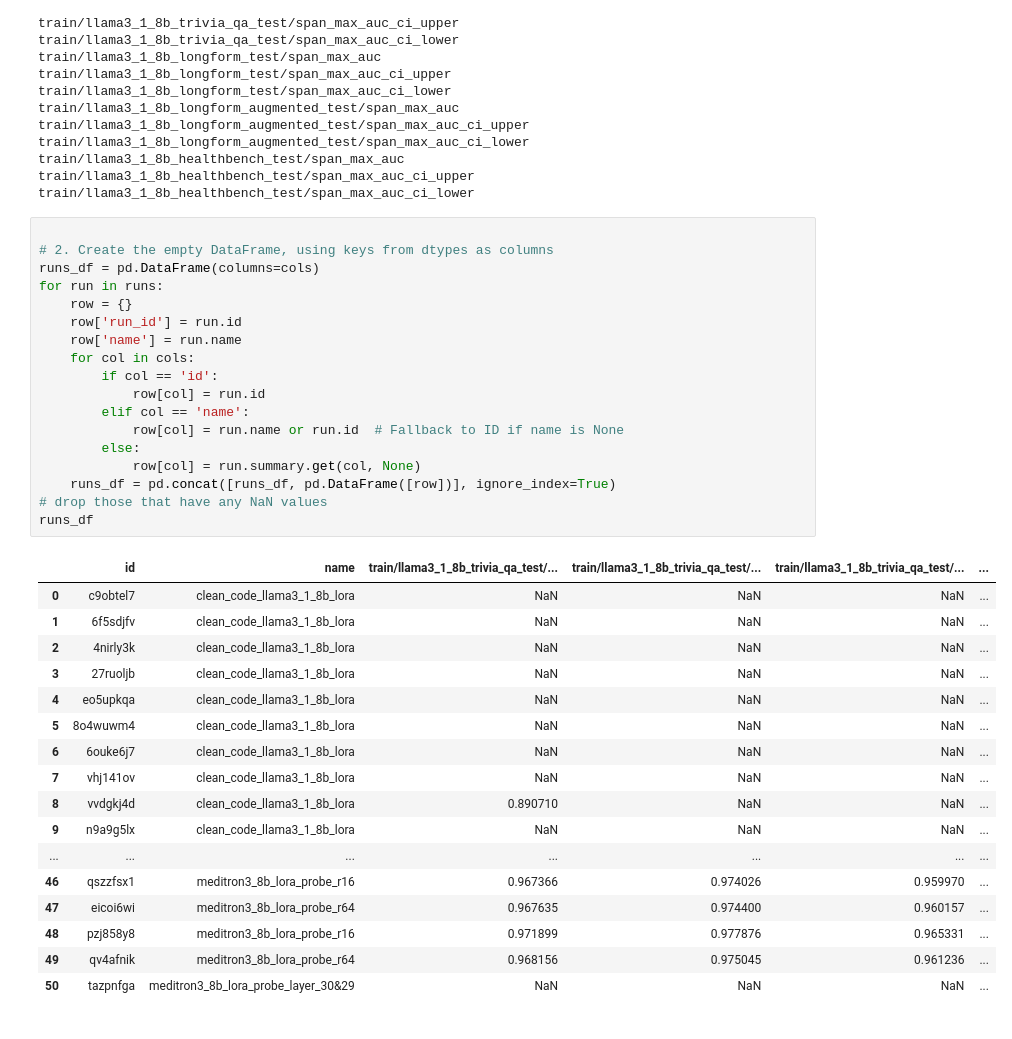
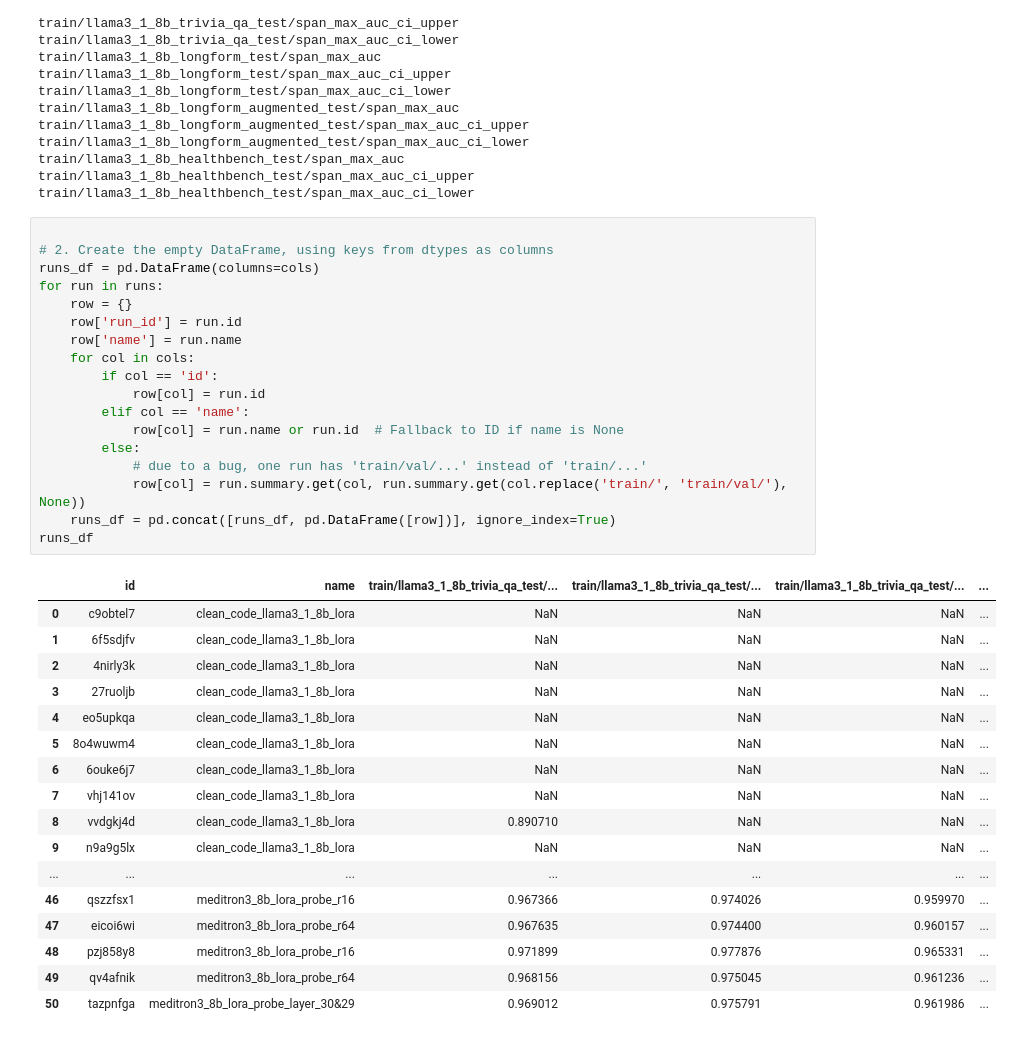
Before and after one commit to MikiVanousek/hallucination_probes, a Jupyter notebook: results_viz.ipynb, the cells around one changed output. Drawn from its saved outputs; the diff is of its cells as text.

```diff
--- a/results_viz.ipynb
+++ b/results_viz.ipynb
@@ -50,36 +50,36 @@ train/llama3_1_8b_healthbench_test/span_max_auc_ci_lower
 runs_df = pd.DataFrame(columns=cols)
 for run in runs:
     row = {}
     row['run_id'] = run.id
     row['name'] = run.name
     for col in cols:
         if col == 'id':
             row[col] = run.id
         elif col == 'name':
             row[col] = run.name or run.id  # Fallback to ID if name is None
         else:
-            row[col] = run.summary.get(col, None)
+            # due to a bug, one run has 'train/val/...' instead of 'train/...'
+            row[col] = run.summary.get(col, run.summary.get(col.replace('train/', 'train/val/'), None))
     runs_df = pd.concat([runs_df, pd.DataFrame([row])], ignore_index=True)
-# drop those that have any NaN values
 runs_df
 # %% [output]
 |  | id | name | train/llama3_1_8b_trivia_qa_test/... | train/llama3_1_8b_trivia_qa_test/... | train/llama3_1_8b_trivia_qa_test/... | ... |
 | 0 | c9obtel7 | clean_code_llama3_1_8b_lora | NaN | NaN | NaN | ... |
 | 1 | 6f5sdjfv | clean_code_llama3_1_8b_lora | NaN | NaN | NaN | ... |
 | 2 | 4nirly3k | clean_code_llama3_1_8b_lora | NaN | NaN | NaN | ... |
 | 3 | 27ruoljb | clean_code_llama3_1_8b_lora | NaN | NaN | NaN | ... |
 | 4 | eo5upkqa | clean_code_llama3_1_8b_lora | NaN | NaN | NaN | ... |
 | 5 | 8o4wuwm4 | clean_code_llama3_1_8b_lora | NaN | NaN | NaN | ... |
 | 6 | 6ouke6j7 | clean_code_llama3_1_8b_lora | NaN | NaN | NaN | ... |
 | 7 | vhj141ov | clean_code_llama3_1_8b_lora | NaN | NaN | NaN | ... |
 | 8 | vvdgkj4d | clean_code_llama3_1_8b_lora | 0.890710 | NaN | NaN | ... |
 | 9 | n9a9g5lx | clean_code_llama3_1_8b_lora | NaN | NaN | NaN | ... |
 | ... | ... | ... | ... | ... | ... | ... |
 | 46 | qszzfsx1 | meditron3_8b_lora_probe_r16 | 0.967366 | 0.974026 | 0.959970 | ... |
 | 47 | eicoi6wi | meditron3_8b_lora_probe_r64 | 0.967635 | 0.974400 | 0.960157 | ... |
 | 48 | pzj858y8 | meditron3_8b_lora_probe_r16 | 0.971899 | 0.977876 | 0.965331 | ... |
 | 49 | qv4afnik | meditron3_8b_lora_probe_r64 | 0.968156 | 0.975045 | 0.961236 | ... |
-| 50 | tazpnfga | meditron3_8b_lora_probe_layer_30&29 | NaN | NaN | NaN | ... |
+| 50 | tazpnfga | meditron3_8b_lora_probe_layer_30&29 | 0.969012 | 0.975791 | 0.961986 | ... |
 # %%
 
 runs_df = runs_df.dropna()
```
Also changed, not shown: parts of 2 cells of this notebook, 1 other file.
